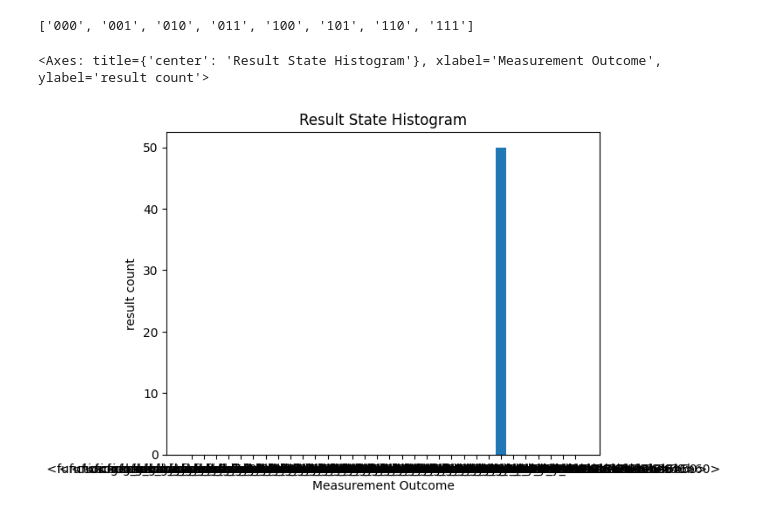
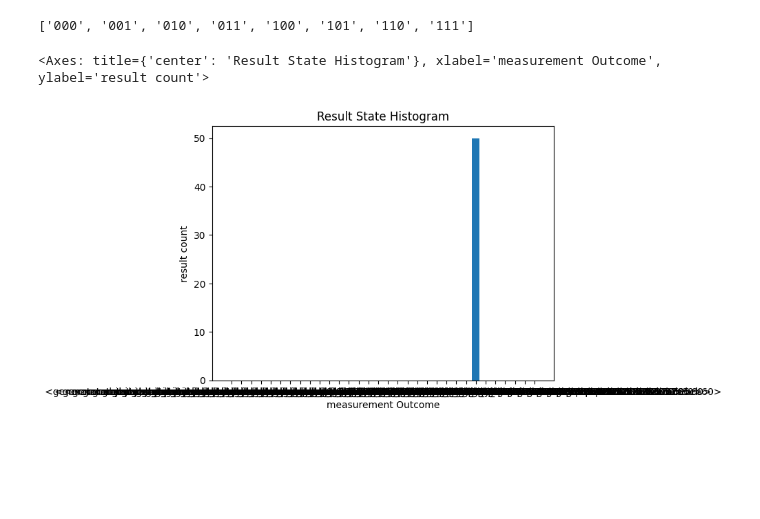
Before and after one commit to BarnaliBhowmik/NeuroQuanta, a Jupyter notebook: Quantum_Programming_with_Cirq.ipynb, the cells around one changed output. Drawn from its saved outputs; the diff is of its cells as text; code cells hidden in the pictures; blank space fills up the shorter version.

```diff
--- a/Quantum_Programming_with_Cirq.ipynb
+++ b/Quantum_Programming_with_Cirq.ipynb
@@ -701,8 +701,8 @@ print(binary_outputs)
 # %%
 # Now pass the fn into cirq state histogram plotter
 # Instruct cirq to change label on x-axis to measurement outcome by defining x label = measurement outcome
 
-cirq.plot_state_histogram(result, tick_label = get_binary_list, xlabel = 'Measurement Outcome')
+cirq.plot_state_histogram(result, tick_label = get_binary_list(3), xlabel = 'measurement Outcome')
 # %% [output]
-<Axes: title={'center': 'Result State Histogram'}, xlabel='Measurement Outcome', ylabel='result count'>
+<Axes: title={'center': 'Result State Histogram'}, xlabel='measurement Outcome', ylabel='result count'>
-[figure, old version]
+[figure, new version]
```
Also changed, not shown: parts of 7 cells of this notebook.
